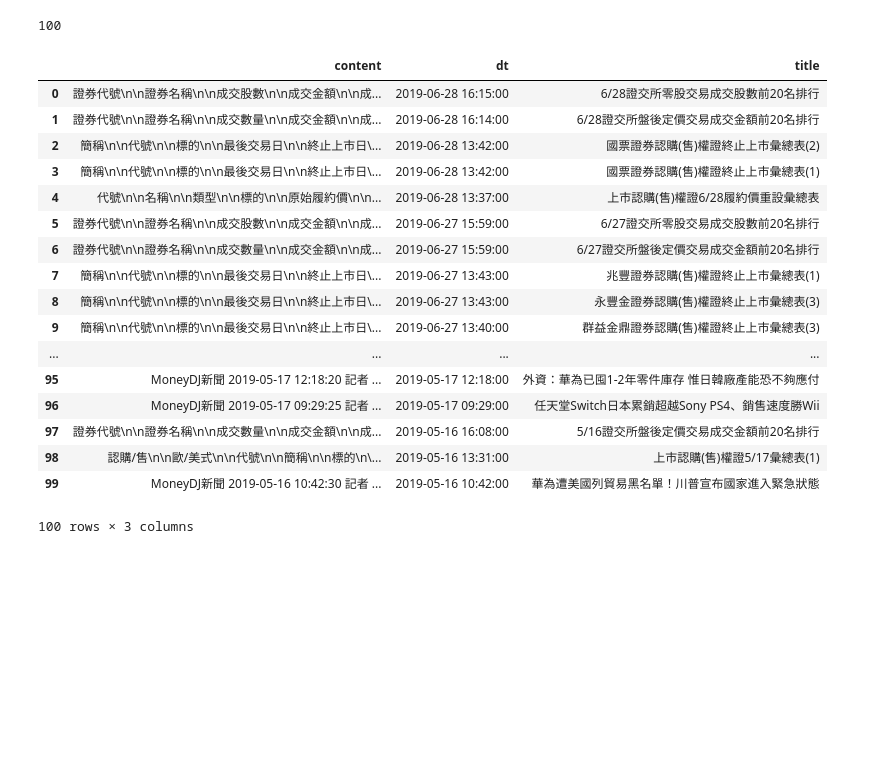
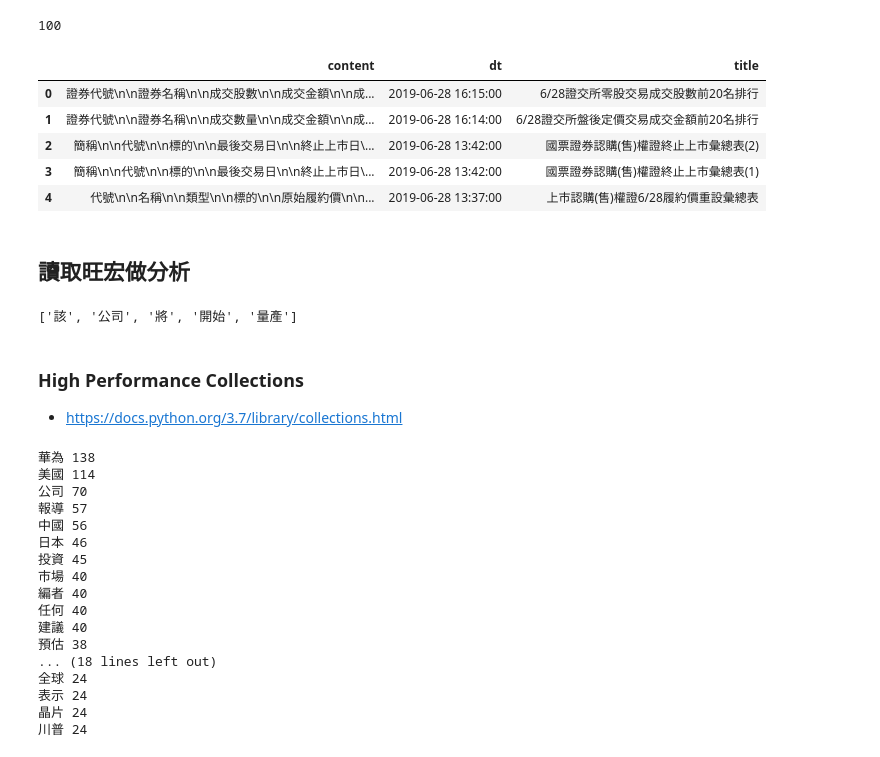
Before and after one commit to ywchiu/financepy, a Jupyter notebook: Demo20190629.ipynb, the cells around one changed output. Saved outputs shown, nothing was run; the diff lists cells and outputs as text; code cells hidden in the pictures; blank space fills up the shorter version.

```diff
--- a/Demo20190629.ipynb
+++ b/Demo20190629.ipynb
@@ -963,23 +963,11 @@ len(dataary)
 # %%
 import pandas
 df = pandas.DataFrame(dataary)
-df
+df.head()
 # %% [output]
 |  | content | dt | title |
 | 0 | 證券代號\n\n證券名稱\n\n成交股數\n\n成交金額\n\n成... | 2019-06-28 16:15:00 | 6/28證交所零股交易成交股數前20名排行 |
 | 1 | 證券代號\n\n證券名稱\n\n成交數量\n\n成交金額\n\n成... | 2019-06-28 16:14:00 | 6/28證交所盤後定價交易成交金額前20名排行 |
 | 2 | 簡稱\n\n代號\n\n標的\n\n最後交易日\n\n終止上市日\... | 2019-06-28 13:42:00 | 國票證券認購(售)權證終止上市彙總表(2) |
 | 3 | 簡稱\n\n代號\n\n標的\n\n最後交易日\n\n終止上市日\... | 2019-06-28 13:42:00 | 國票證券認購(售)權證終止上市彙總表(1) |
 | 4 | 代號\n\n名稱\n\n類型\n\n標的\n\n原始履約價\n\n... | 2019-06-28 13:37:00 | 上市認購(售)權證6/28履約價重設彙總表 |
-| 5 | 證券代號\n\n證券名稱\n\n成交股數\n\n成交金額\n\n成... | 2019-06-27 15:59:00 | 6/27證交所零股交易成交股數前20名排行 |
-| 6 | 證券代號\n\n證券名稱\n\n成交數量\n\n成交金額\n\n成... | 2019-06-27 15:59:00 | 6/27證交所盤後定價交易成交金額前20名排行 |
-| 7 | 簡稱\n\n代號\n\n標的\n\n最後交易日\n\n終止上市日\... | 2019-06-27 13:43:00 | 兆豐證券認購(售)權證終止上市彙總表(1) |
-| 8 | 簡稱\n\n代號\n\n標的\n\n最後交易日\n\n終止上市日\... | 2019-06-27 13:43:00 | 永豐金證券認購(售)權證終止上市彙總表(3) |
-| 9 | 簡稱\n\n代號\n\n標的\n\n最後交易日\n\n終止上市日\... | 2019-06-27 13:40:00 | 群益金鼎證券認購(售)權證終止上市彙總表(3) |
-| ... | ... | ... | ... |
-| 95 | MoneyDJ新聞 2019-05-17 12:18:20 記者 ... | 2019-05-17 12:18:00 | 外資：華為已囤1-2年零件庫存 惟日韓廠產能恐不夠應付 |
-| 96 | MoneyDJ新聞 2019-05-17 09:29:25 記者 ... | 2019-05-17 09:29:00 | 任天堂Switch日本累銷超越Sony PS4、銷售速度勝Wii |
-| 97 | 證券代號\n\n證券名稱\n\n成交數量\n\n成交金額\n\n成... | 2019-05-16 16:08:00 | 5/16證交所盤後定價交易成交金額前20名排行 |
-| 98 | 認購/售\n\n歐/美式\n\n代號\n\n簡稱\n\n標的\n\... | 2019-05-16 13:31:00 | 上市認購(售)權證5/17彙總表(1) |
-| 99 | MoneyDJ新聞 2019-05-16 10:42:30 記者 ... | 2019-05-16 10:42:00 | 華為遭美國列貿易黑名單！川普宣布國家進入緊急狀態 |
-100 rows × 3 columns
@@ -985,0 +976,2 @@ df
+# %% [markdown]
+## 讀取旺宏做分析
@@ -985,0 +988,5 @@ df
+# %%
+s = '該公司將開始量產'
+list(jieba.cut(s))
+# %% [output]
+['該', '公司', '將', '開始', '量產']
@@ -985,0 +997,3 @@ df
+# %% [markdown]
+### High Performance Collections
+- https://docs.python.org/3.7/library/collections.html
@@ -985,0 +1003,23 @@ df
+# %%
+import re
+for k, v in c.most_common(100):
+    if (len(k) > 1) and (re.match('^[\u4e00-\u9fa5]+', k)) and (v > 10):
+        print(k,v)
+# %% [output]
+華為 138
+美國 114
+公司 70
+報導 57
+中國 56
+日本 46
+投資 45
+市場 40
+編者 40
+任何 40
+建議 40
+預估 38
+... (18 lines left out)
+全球 24
+表示 24
+晶片 24
+川普 24
```
Also changed, not shown: parts of 8 cells of this notebook.
